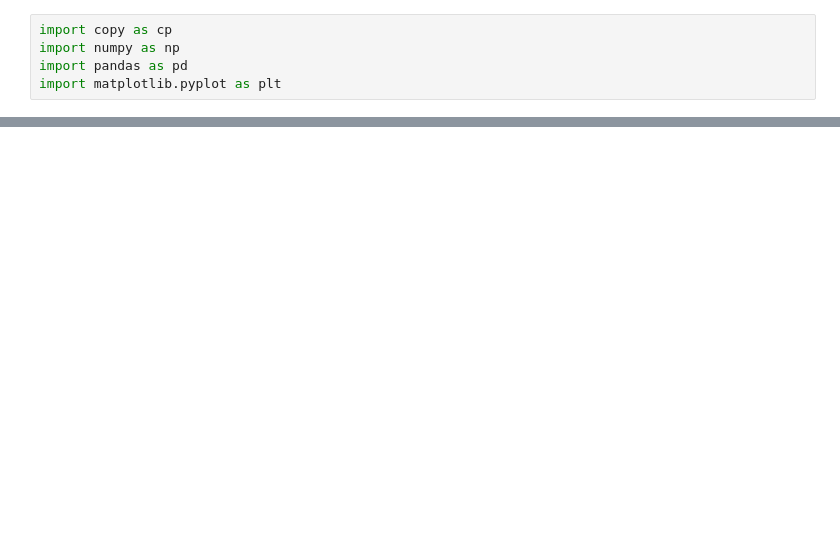
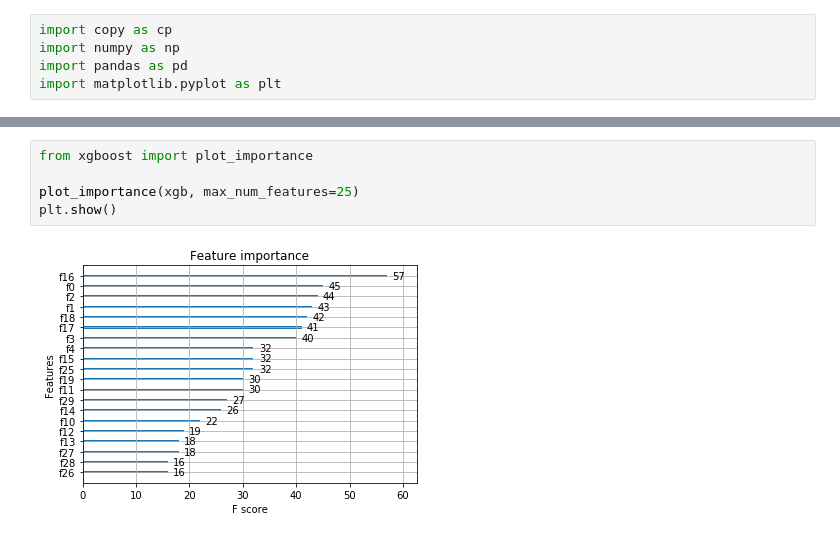
Before and after one commit to TheMoods/MarchMadness, a Jupyter notebook: Baseline_1.ipynb, the cells around one changed output, grey strips where cells are left out. Cells and saved outputs as stored; diff of their text form; blank space fills up the shorter version.

```diff
--- a/Baseline_1.ipynb
+++ b/Baseline_1.ipynb
@@ -159,0 +191,7 @@ sub.head()
+# %%
+from xgboost import plot_importance
+
+plot_importance(xgb, max_num_features=25)
+plt.show()
+# %% [output]
+[figure, added]
```
Also changed, not shown: parts of 15 cells of this notebook, 2 other files.
